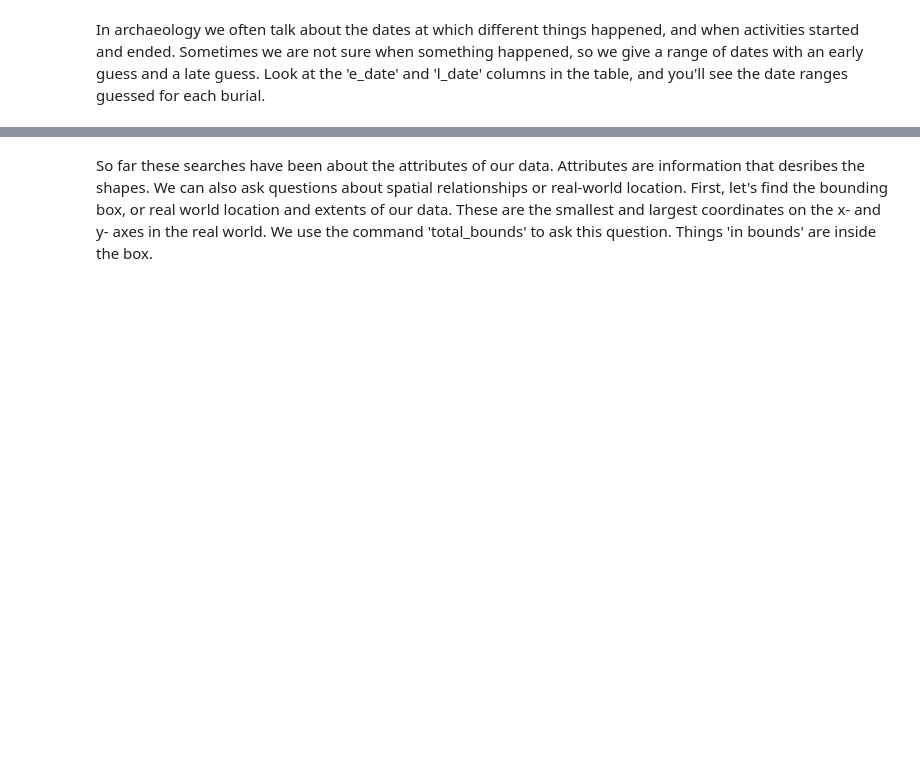
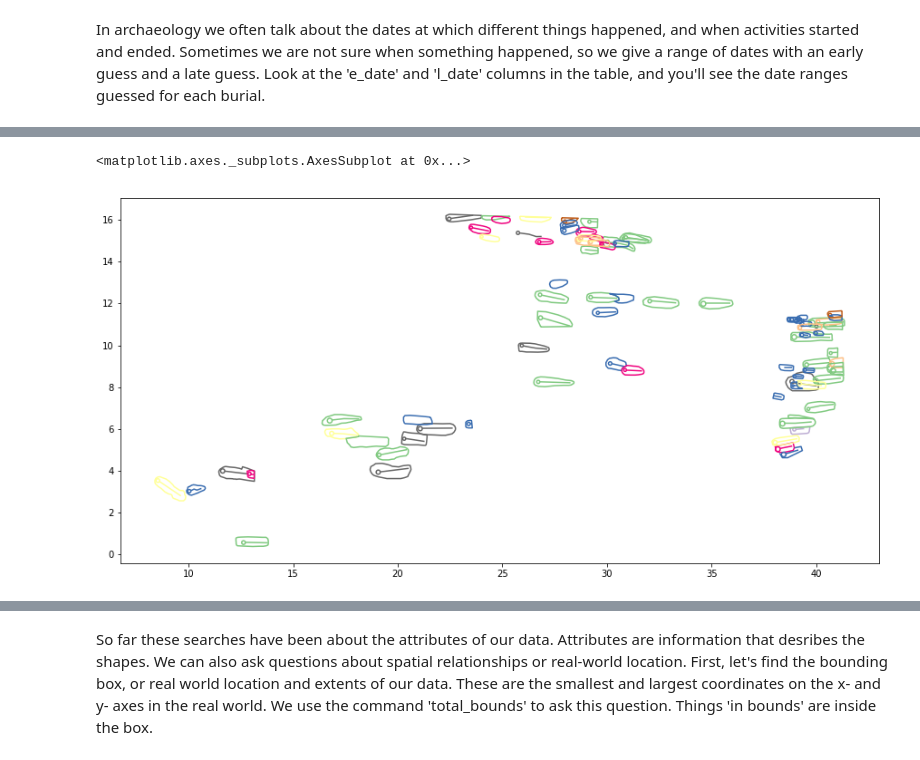
Before and after one commit to ropitz/spatialarchaeology, a Jupyter notebook: linlithgow_spatial.ipynb, the cells around one changed output, grey strips where cells are left out. Saved outputs shown, nothing was run; the diff lists cells and outputs as text; code cells hidden in the pictures; blank space fills up the shorter version.

```diff
--- a/linlithgow_spatial.ipynb
+++ b/linlithgow_spatial.ipynb
@@ -96,6 +172,9 @@ linlithgow_burials.loc[linlithgow_burials(['L_DATE']<1500 AND ['L_DATE']>1400)]
 # %%
 # Remember to draw it as a map!
-linlithgow_burials.loc[linlithgow_burials['L_DATE'] <1500].plot(column='AT', cmap='OrRd', figsize=(10, 10))
+linlithgow_burials.loc[(linlithgow_burials['L_DATE']<=1500) & (linlithgow_burials['L_DATE'] >= 1400)].plot(column='AT', cmap='Accent', figsize=(15, 15))
+# %% [output]
+<matplotlib.axes._subplots.AxesSubplot at 0x...>
+[figure, added]
 # %%
 # Let's save these selections of 'pre1400' and 'pre1500' so we can use them again.
 # I've given them names here. These are now 'named variables'
```
Also changed, not shown: parts of 20 cells of this notebook.
